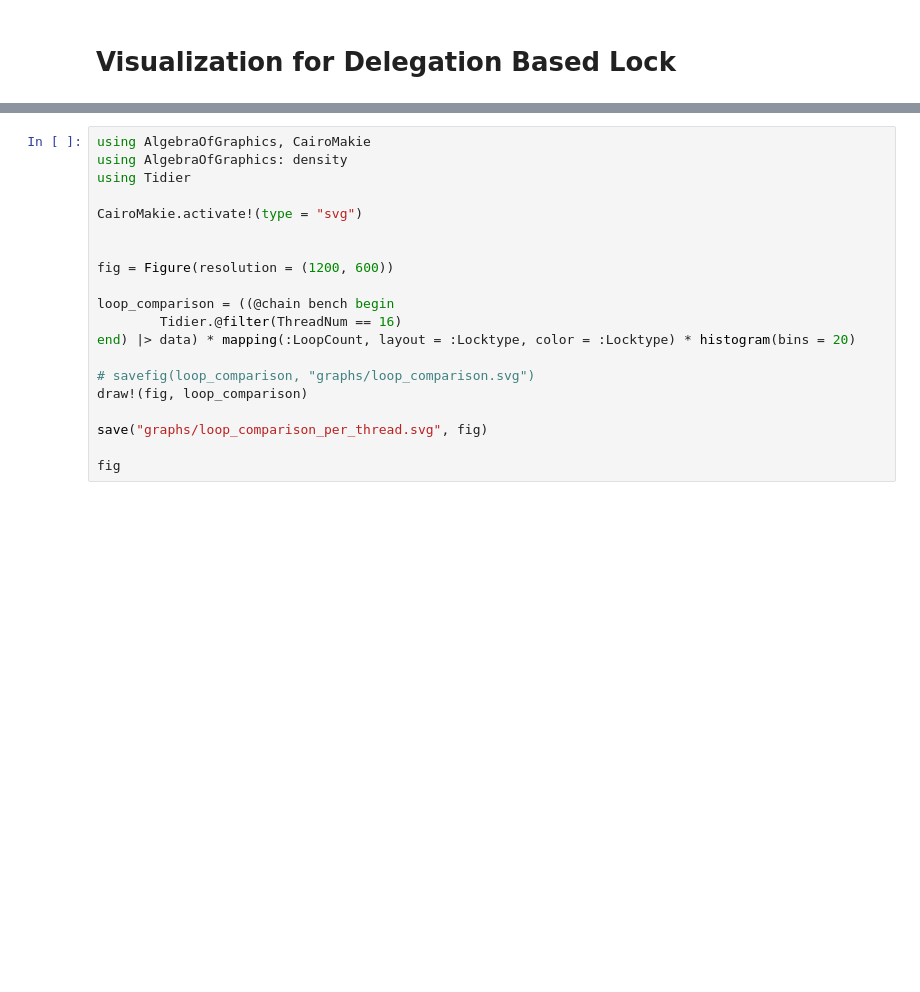
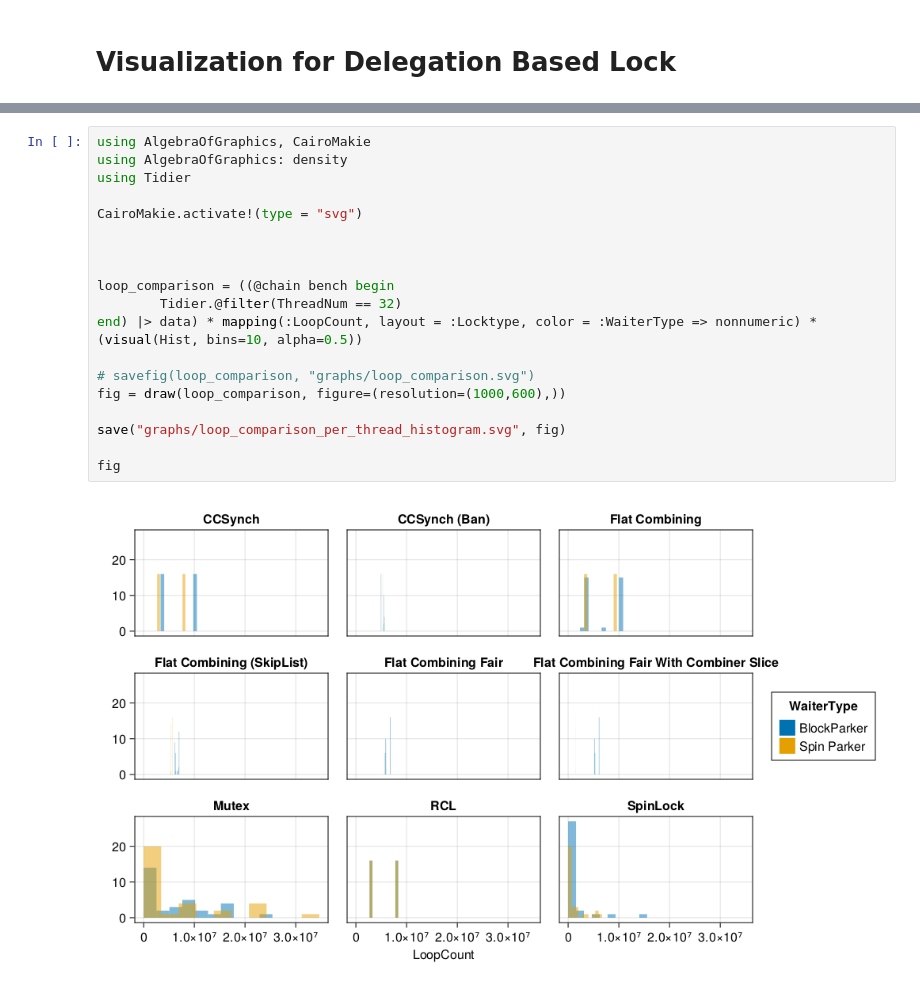
Before and after one commit to taooceros/Locks, a Jupyter notebook: visualization/graph.ipynb, the cells around one changed output, grey strips where cells are left out. Drawn from its saved outputs; the diff is of its cells as text; blank space fills up the shorter version.

Commit message:
new graphs

```diff
--- a/visualization/graph.ipynb
+++ b/visualization/graph.ipynb
@@ -7,20 +30,21 @@ bench = @time CSV.read("output/output.csv", DataFrame)
 # %%
 using AlgebraOfGraphics, CairoMakie
 using AlgebraOfGraphics: density
 using Tidier
 
 CairoMakie.activate!(type = "svg")
 
 
-fig = Figure(resolution = (1200, 600))
 
 loop_comparison = ((@chain bench begin
-        Tidier.@filter(ThreadNum == 16)
-end) |> data) * mapping(:LoopCount, layout = :Locktype, color = :Locktype) * histogram(bins = 20)
+        Tidier.@filter(ThreadNum == 32)
+end) |> data) * mapping(:LoopCount, layout = :Locktype, color = :WaiterType => nonnumeric) * (visual(Hist, bins=10, alpha=0.5))
 
 # savefig(loop_comparison, "graphs/loop_comparison.svg")
-draw!(fig, loop_comparison)
+fig = draw(loop_comparison, figure=(resolution=(1000,600),))
 
-save("graphs/loop_comparison_per_thread.svg", fig)
+save("graphs/loop_comparison_per_thread_histogram.svg", fig)
 
 fig
+# %% [output]
+[figure, added]
```
Also changed, not shown: parts of 5 cells of this notebook, 5 other files.
